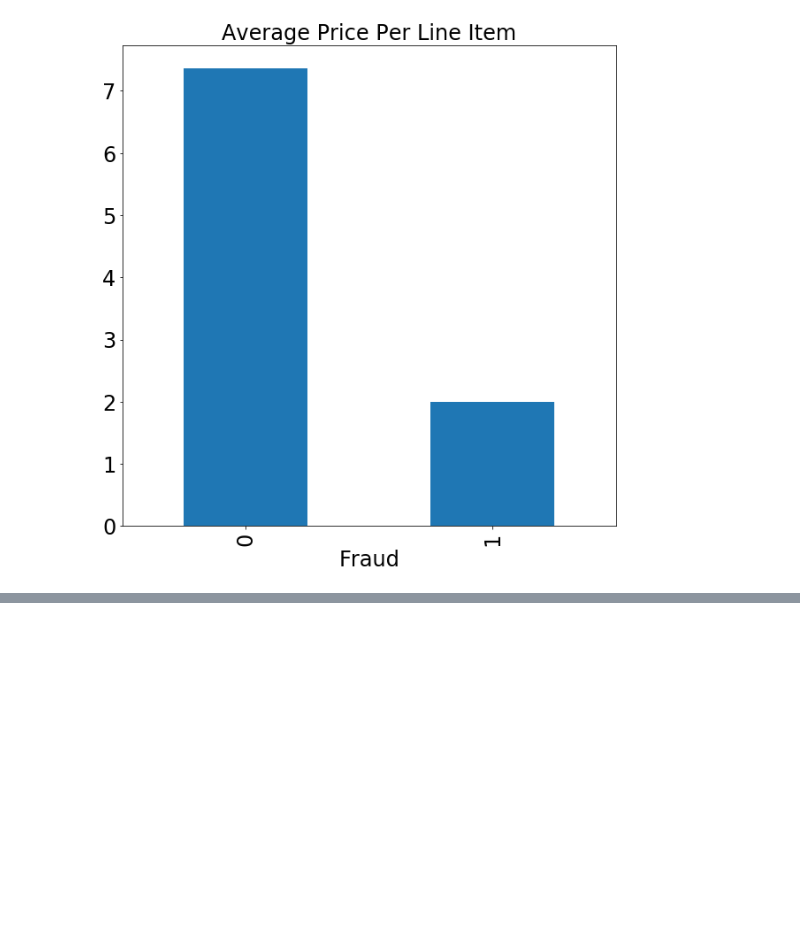
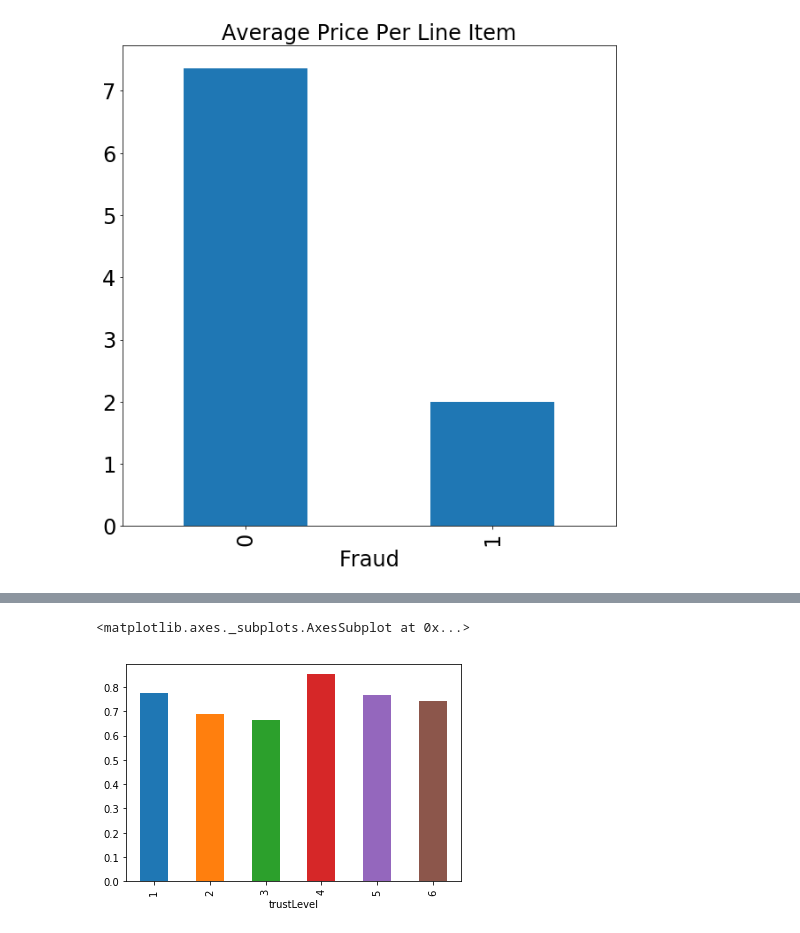
Before and after one commit to anhmt90/data-mining-cup, a Jupyter notebook: data-exploration/Data Exploration-Aaron.ipynb, the cells around one changed output, grey strips where cells are left out. Saved outputs shown, nothing was run; the diff lists cells and outputs as text; code cells hidden in the pictures; blank space fills up the shorter version.

```diff
--- a/data-exploration/Data Exploration-Aaron.ipynb
+++ b/data-exploration/Data Exploration-Aaron.ipynb
@@ -210,0 +227,5 @@ plt.savefig('Price Per Line Item Fraud.jpg')
+# %%
+data.groupby(['trustLevel']).mean()['lineItemVoidsPerPosition'].plot.bar()
+# %% [output]
+<matplotlib.axes._subplots.AxesSubplot at 0x...>
+[figure, added]
```
Also changed, not shown: parts of 1 cell of this notebook, 5 other files.
